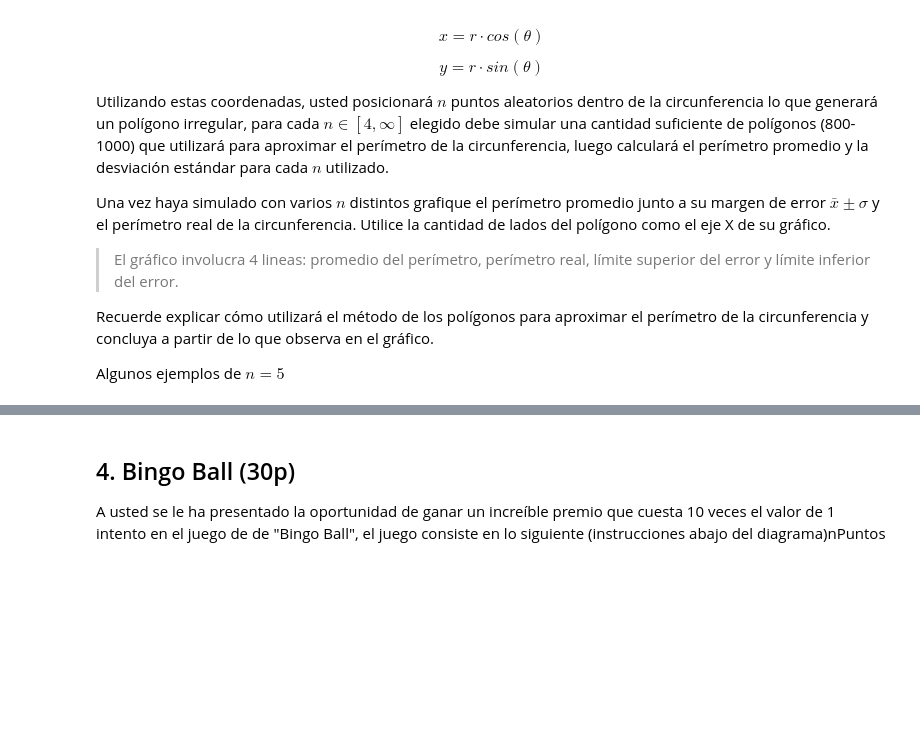
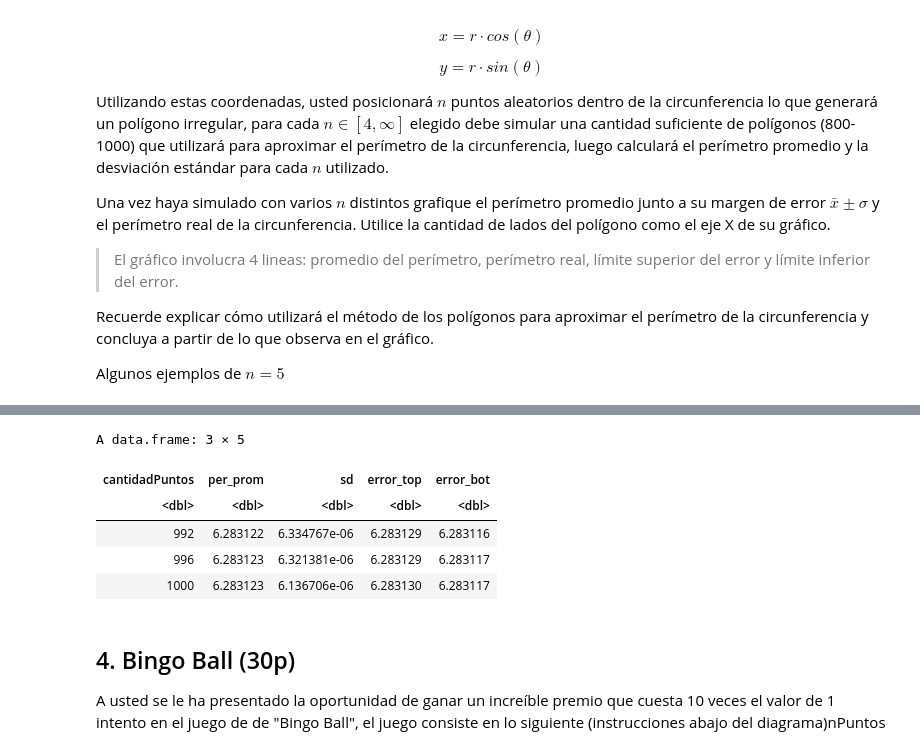
Before and after one commit to jpjorquera/Lab1-Estaca, a Jupyter notebook: Laboratorio 1.ipynb, the cells around one changed output, grey strips where cells are left out. Drawn from its saved outputs; the diff is of its cells as text; code cells hidden in the pictures; blank space fills up the shorter version.

```diff
--- a/Laboratorio 1.ipynb
+++ b/Laboratorio 1.ipynb
@@ -233,3 +257,13 @@ A data.frame: 6 × 2
+# %%
+df_test <- filter(df_calculos, per_prom >= 2*pi-0.000063)
+head(df_test)
+# %% [output]
+A data.frame: 3 × 5
+| cantidadPuntos | per_prom | sd | error_top | error_bot |
+| <dbl> | <dbl> | <dbl> | <dbl> | <dbl> |
+| 992 | 6.283122 | 6.334767e-06 | 6.283129 | 6.283116 |
+| 996 | 6.283123 | 6.321381e-06 | 6.283129 | 6.283117 |
+| 1000 | 6.283123 | 6.136706e-06 | 6.283130 | 6.283117 |
 # %% [markdown]
 ## 4. Bingo Ball (30p)
 
```
Also changed, not shown: parts of 3 cells of this notebook.
